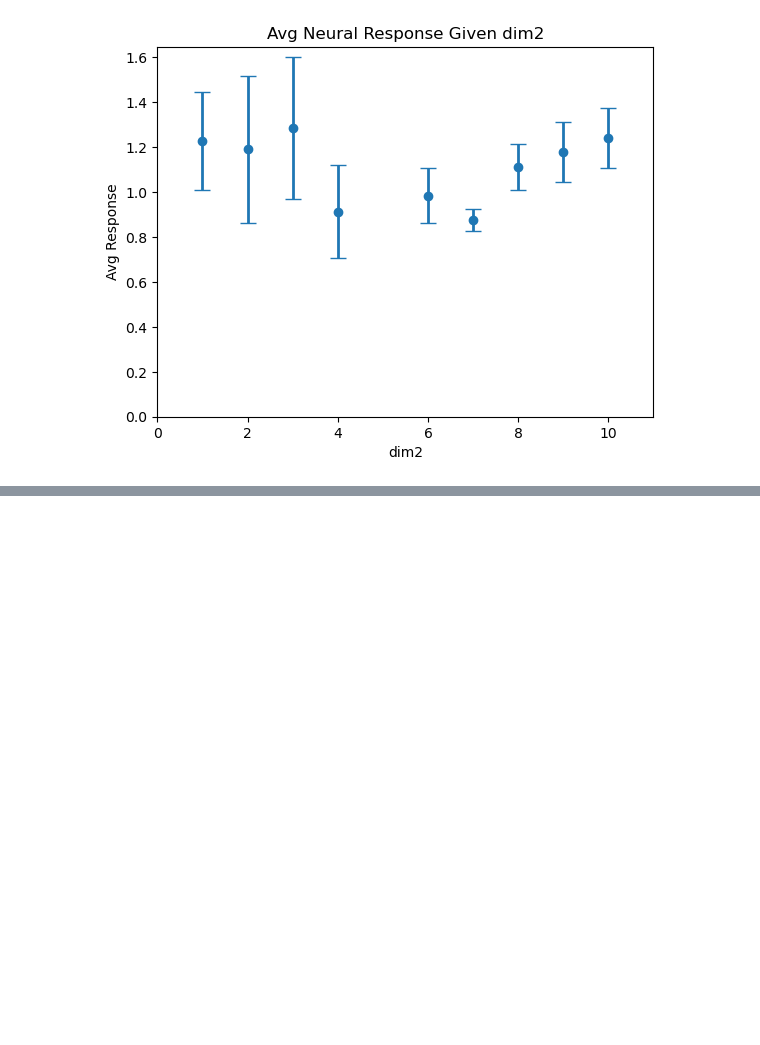
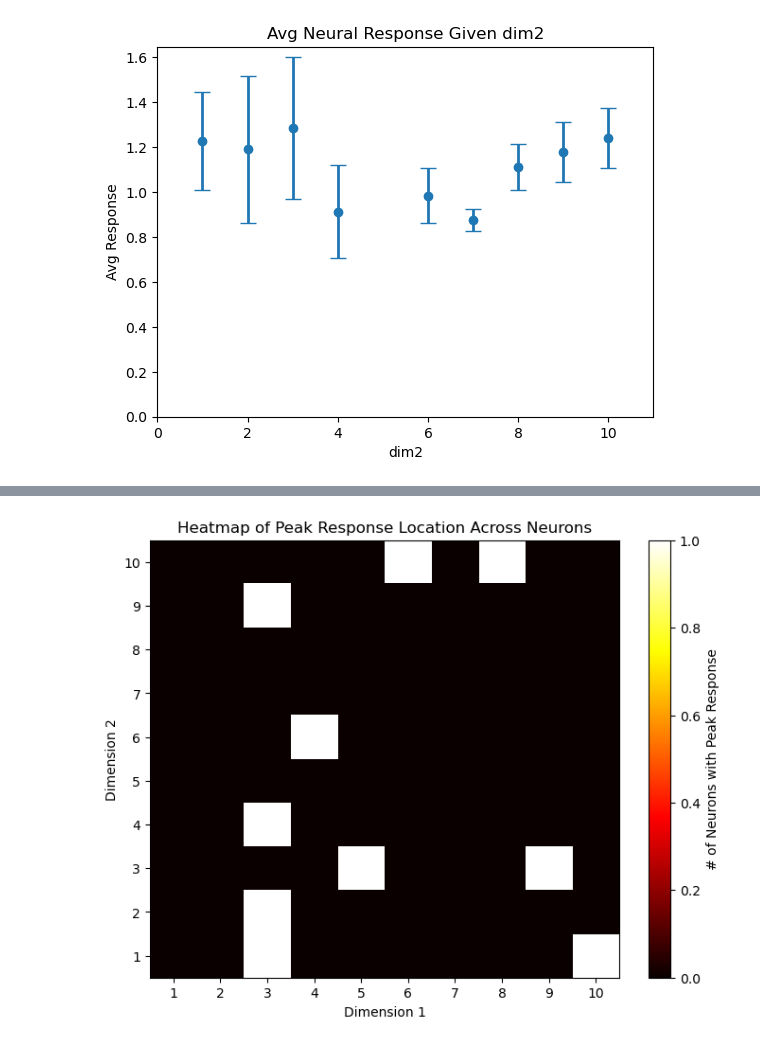
Before and after one commit to JoshuaGalla/VisSimData, a Jupyter notebook: analysis/sim_data_analysis.ipynb, the cells around one changed output, grey strips where cells are left out. Saved outputs shown, nothing was run; the diff lists cells and outputs as text; code cells hidden in the pictures; blank space fills up the shorter version.

```diff
--- a/analysis/sim_data_analysis.ipynb
+++ b/analysis/sim_data_analysis.ipynb
@@ -627,0 +764,74 @@ With an increased sample size in both neurons and sampling size however, these r
+# %%
+def peak_heatmap_analysis(stim_data, neuron):
+
+    all_combos = np.array([(x, y) for x in param1 for y in param2])
+
+    peak_map = {}
+    for row in all_combos:
+        peak_map[tuple(row)] = 0
+
+    if neuron == 'all':
+        for neuron in neurons_responses_dict.keys():
+            all_combos, responses_map, avg_map, stim_responses, param1_frames, param2_frames = tuning_curves_analysis(stim_data, neuron)
+
+            #identifies peak response across neuron's neural trace
+            peak = 0.05
+            for combo, responses in responses_map.items():
+                for response in responses:
+                    if response >= peak:
+                        peak = response
+
+            #appends +1 for parameter combo associated with stim inducing peak
+            for combo, vals in responses_map.items():
+                for val in vals:
+                    if val == peak:
+                        peak_map[combo] += 1
+
+    else:
+        all_combos, responses_map, avg_map, stim_responses, param1_frames, param2_frames = tuning_curves_analysis(stim_data, neuron)
+
+        #identifies peak response across neuron's neural trace
+        peak = 0.05
+        for combo, responses in responses_map.items():
+            for response in responses:
+                if response >= peak:
+                    peak = response
+
+        #appends +1 for parameter combo associated with stim inducing peak
+        for combo, vals in responses_map.items():
+            for val in vals:
+                if val == peak:
+                    peak_map[combo] += 1
+
+    return peak_map
+
+def peak_heatmap_plot(stim_data, neuron):
+
+    peak_map = peak_heatmap_analysis(stim_data, neuron)
+
+    fig, ax = plt.subplots(figsize=(8, 6))
+
+    #create array by retrieving key tuple corresponding to appearance frequency
+    heatmap = np.zeros((len(param1), len(param2)))
+    for dim1_idx, dim1 in enumerate(param1):
+        for dim2_idx, dim2 in enumerate(param2):
+            heatmap[dim1_idx, dim2_idx] = peak_map.get((dim1, dim2), 0)
+
+    plt.imshow(heatmap.T, cmap = 'hot', origin = 'lower', aspect = 'auto')
+    plt.xlabel('Dimension 1')
+    plt.ylabel('Dimension 2')
+    plt.xticks(np.arange(len(param2)), param2)
+    plt.yticks(np.arange(len(param1)), param1)
+
+    if neuron == 'all':
+        plt.colorbar(label='# of Neurons with Peak Response')
+        plt.title(f'Heatmap of Peak Response Location Across Neurons')
+    else:
+        plt.colorbar(label='Peak Location')
+        plt.title(f'Neuron {neuron} Peak Response Location')
+
+    plt.show()
+
+peak_heatmap_plot(stim_data, 'all')
+# %% [output]
+[figure, added]
```
Also changed, not shown: parts of 19 cells of this notebook.
